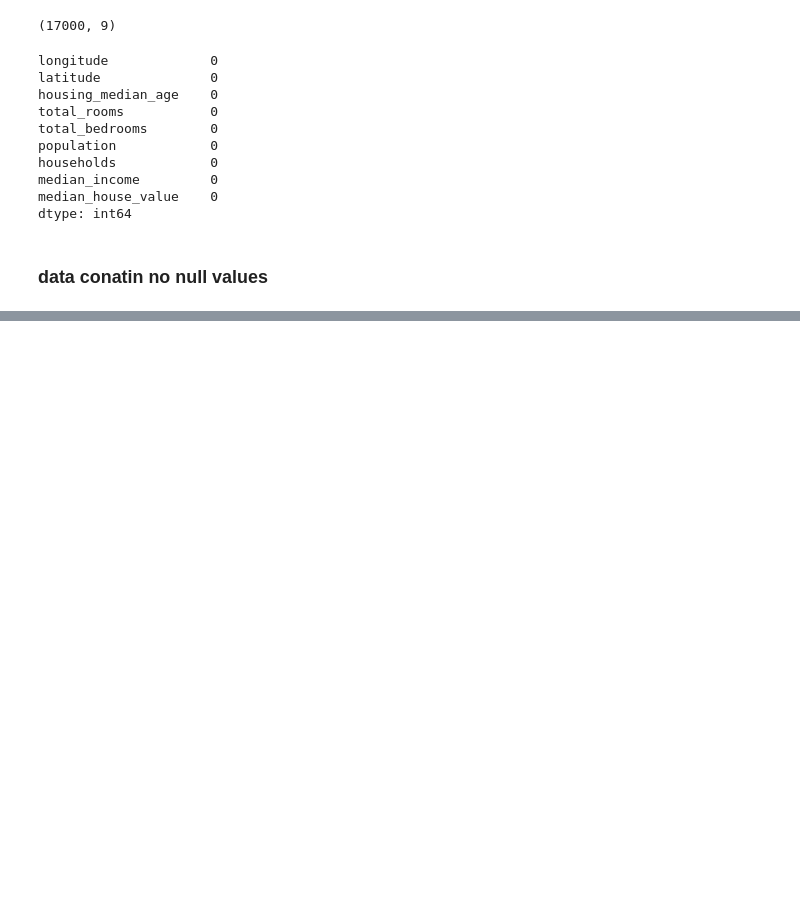
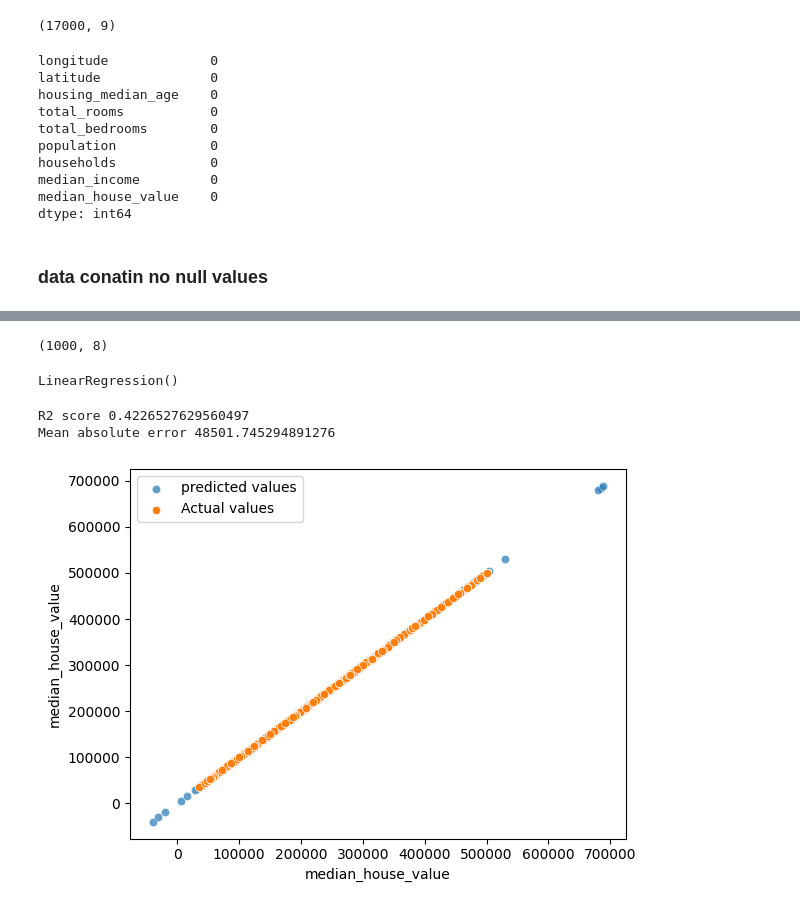
Before and after one commit to Shivam-Shane/Learnerhub, a Jupyter notebook: IPYTHON/Assignment 4.questio 2.ipynb, the cells around one changed output, grey strips where cells are left out. Cells and saved outputs as stored; diff of their text form; code cells hidden in the pictures; blank space fills up the shorter version.

```diff
--- a/IPYTHON/Assignment 4.questio 2.ipynb
+++ b/IPYTHON/Assignment 4.questio 2.ipynb
@@ -127,3 +122,9 @@ data.corr()
 | households | 0.059628 | -0.074902 | -0.302754 | 0.919018 | 0.980920 | 0.909247 | 1.000000 | ... |
 | median_income | -0.015485 | -0.080303 | -0.115932 | 0.195383 | -0.013495 | -0.000638 | 0.007644 | ... |
 | median_house_value | -0.044982 | -0.144917 | 0.106758 | 0.130991 | 0.045783 | -0.027850 | 0.061031 | ... |
+# %%
+x=data.drop(['median_house_value'],axis=1)
+y=data['median_house_value']
+# %%
+from sklearn.model_selection import train_test_split
+xtrain,xtest,ytrain,ytest=train_test_split(x,y,test_size=0.0588,random_state=40)
@@ -129,0 +135,12 @@ data.corr()
+# %%
+xtest.shape
+# %% [output]
+(1000, 8)
+# %%
+from sklearn.linear_model import LinearRegression
+lr=LinearRegression()
+lr.fit(xtrain,ytrain)
+# %% [output]
+LinearRegression()
+# %%
+ypred=lr.predict(xtest)
@@ -129,0 +149,13 @@ data.corr()
+# %%
+print("R2 score",r2_score(ypred,ytest))
+print("Mean absolute error",mean_absolute_error(ypred,ytest))
+# %% [output]
+R2 score 0.4226527629560497
+Mean absolute error 48501.745294891276
+# %%
+sns.scatterplot(x=ypred,y=ypred,label='predicted values',alpha=0.7)
+sns.scatterplot(x=ytest,y=ytest,label='Actual values')
+mp.legend()
+mp.show()
+# %% [output]
+[figure, added]
```
Also changed, not shown: parts of 4 cells of this notebook.
